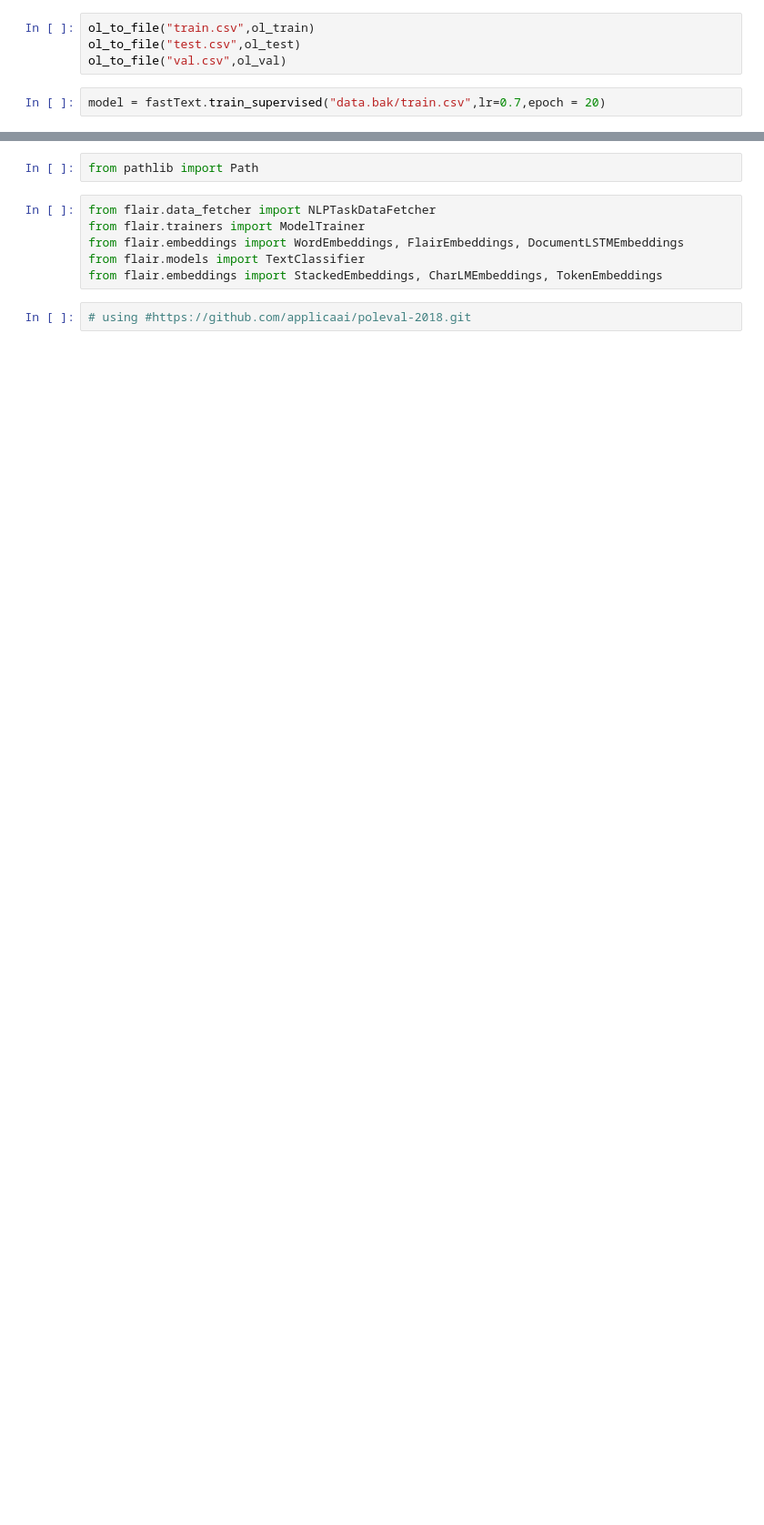
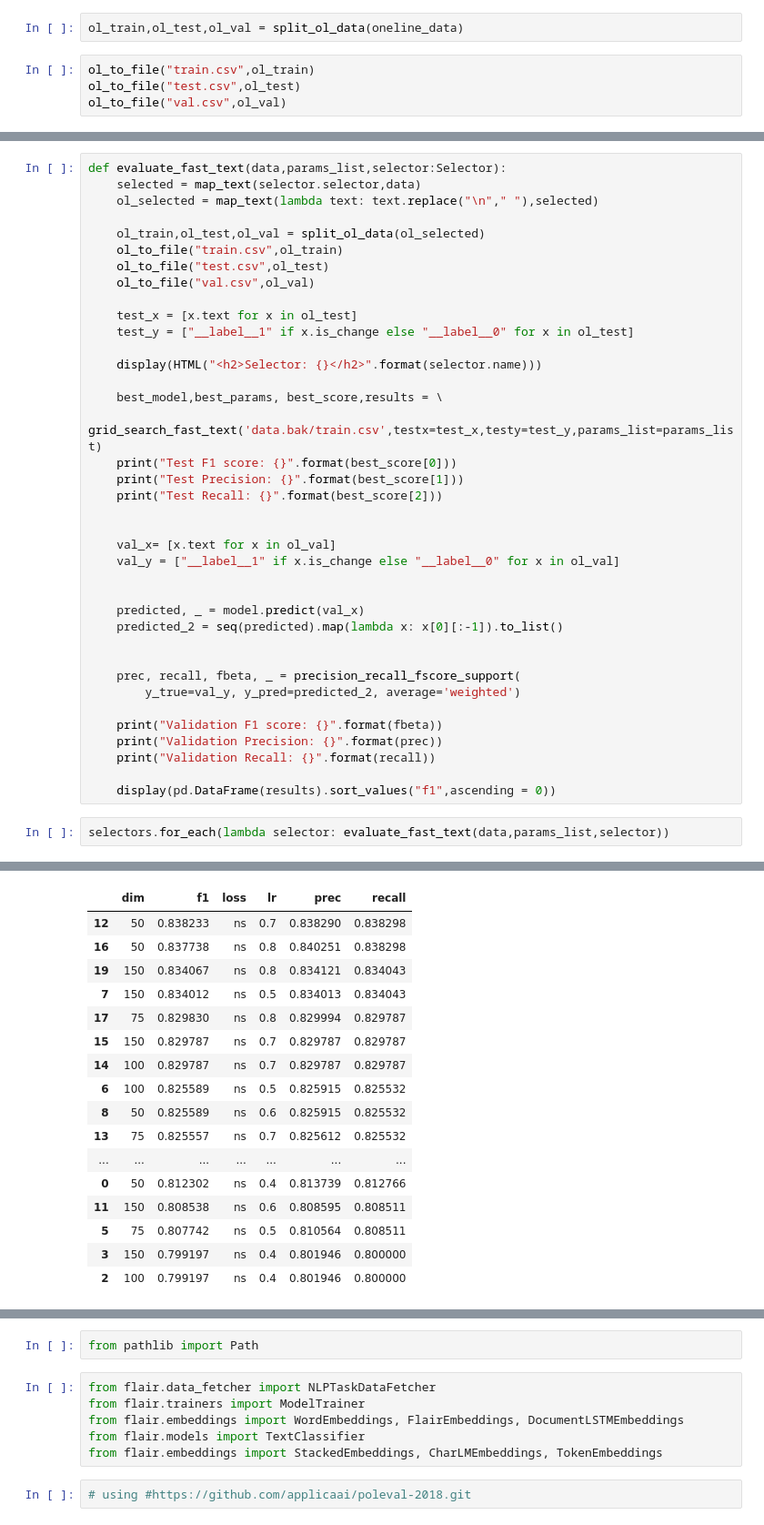
Before and after one commit to JakDar/nlp-lab-2019, a Jupyter notebook: lab8/Lab8.ipynb, the cells around one changed output, grey strips where cells are left out. Shown at 91% size. Drawn from its saved outputs; the diff is of its cells as text; blank space fills up the shorter version.

```diff
--- a/lab8/Lab8.ipynb
+++ b/lab8/Lab8.ipynb
@@ -288,6 +309,6 @@ def ol_to_file(name:str, ol:List[Labeled])-> None:
+# %%
+ol_train,ol_test,ol_val = split_ol_data(oneline_data)
 # %%
 ol_to_file("train.csv",ol_train)
 ol_to_file("test.csv",ol_test)
 ol_to_file("val.csv",ol_val)
-# %%
-model = fastText.train_supervised("data.bak/train.csv",lr=0.7,epoch = 20)
@@ -317,0 +394,41 @@ print(GLOVE)
+# %%
+def evaluate_fast_text(data,params_list,selector:Selector):
+    selected = map_text(selector.selector,data)
+    ol_selected = map_text(lambda text: text.replace("\n"," "),selected)
+
+    ol_train,ol_test,ol_val = split_ol_data(ol_selected)
+    ol_to_file("train.csv",ol_train)
+    ol_to_file("test.csv",ol_test)
+    ol_to_file("val.csv",ol_val)
+
+    test_x = [x.text for x in ol_test]
+    test_y = ["__label__1" if x.is_change else "__label__0" for x in ol_test]
+
+    display(HTML("<h2>Selector: {}</h2>".format(selector.name)))
+
+    best_model,best_params, best_score,results = \
+        grid_search_fast_text('data.bak/train.csv',testx=test_x,testy=test_y,params_list=params_list)
+    print("Test F1 score: {}".format(best_score[0]))
+    print("Test Precision: {}".format(best_score[1]))
+    print("Test Recall: {}".format(best_score[2]))
+
+
+    val_x= [x.text for x in ol_val]
+    val_y = ["__label__1" if x.is_change else "__label__0" for x in ol_val]
+
+
+    predicted, _ = model.predict(val_x)
+    predicted_2 = seq(predicted).map(lambda x: x[0][:-1]).to_list()
+
+
+    prec, recall, fbeta, _ = precision_recall_fscore_support(
+        y_true=val_y, y_pred=predicted_2, average='weighted')
+
+    print("Validation F1 score: {}".format(fbeta))
+    print("Validation Precision: {}".format(prec))
+    print("Validation Recall: {}".format(recall))
+
+    display(pd.DataFrame(results).sort_values("f1",ascending = 0))
+# %%
+selectors.for_each(lambda selector: evaluate_fast_text(data,params_list,selector))
+# %% [output]
@@ -317,0 +452,17 @@ print(GLOVE)
+|  | dim | f1 | loss | lr | prec | recall |
+| 12 | 50 | 0.838233 | ns | 0.7 | 0.838290 | 0.838298 |
+| 16 | 50 | 0.837738 | ns | 0.8 | 0.840251 | 0.838298 |
+| 19 | 150 | 0.834067 | ns | 0.8 | 0.834121 | 0.834043 |
+| 7 | 150 | 0.834012 | ns | 0.5 | 0.834013 | 0.834043 |
+| 17 | 75 | 0.829830 | ns | 0.8 | 0.829994 | 0.829787 |
+| 15 | 150 | 0.829787 | ns | 0.7 | 0.829787 | 0.829787 |
+| 14 | 100 | 0.829787 | ns | 0.7 | 0.829787 | 0.829787 |
+| 6 | 100 | 0.825589 | ns | 0.5 | 0.825915 | 0.825532 |
+| 8 | 50 | 0.825589 | ns | 0.6 | 0.825915 | 0.825532 |
+| 13 | 75 | 0.825557 | ns | 0.7 | 0.825612 | 0.825532 |
+| ... | ... | ... | ... | ... | ... | ... |
+| 0 | 50 | 0.812302 | ns | 0.4 | 0.813739 | 0.812766 |
+| 11 | 150 | 0.808538 | ns | 0.6 | 0.808595 | 0.808511 |
+| 5 | 75 | 0.807742 | ns | 0.5 | 0.810564 | 0.808511 |
+| 3 | 150 | 0.799197 | ns | 0.4 | 0.801946 | 0.800000 |
+| 2 | 100 | 0.799197 | ns | 0.4 | 0.801946 | 0.800000 |
```
Also changed, not shown: parts of 43 cells of this notebook.
